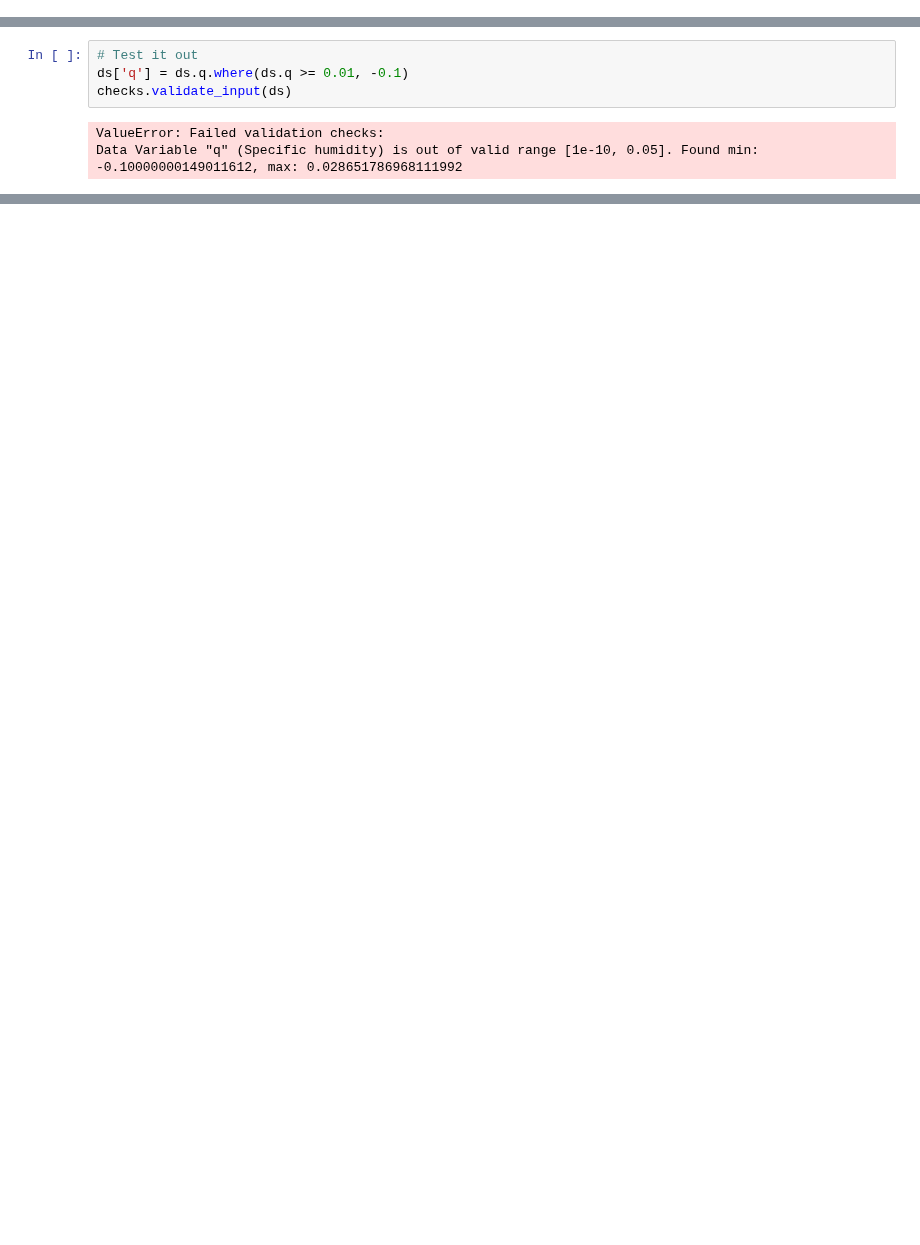
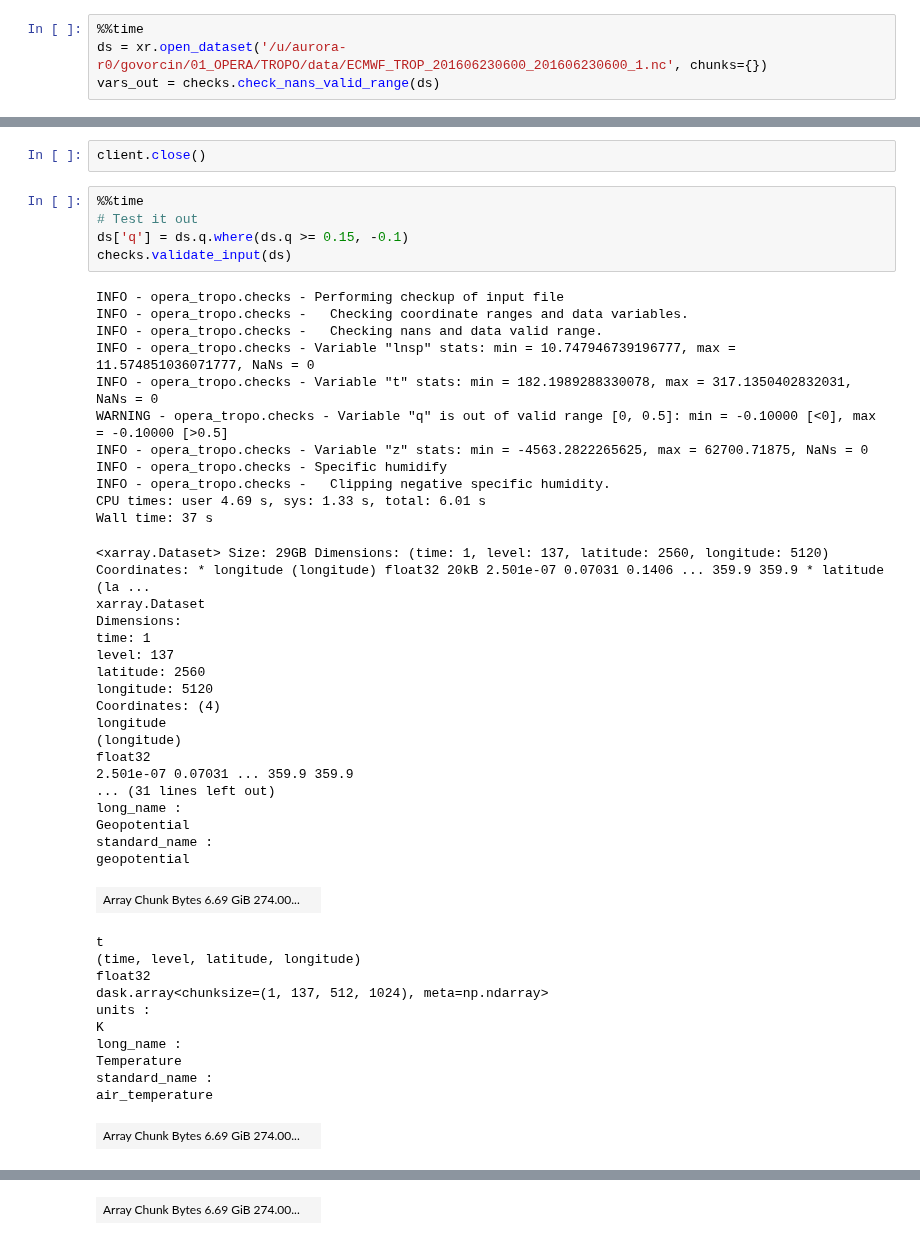
Before and after one commit to opera-adt/tropo, a Jupyter notebook: notebooks/02_Check_input.ipynb, the cells around one changed output, grey strips where cells are left out. Drawn from its saved outputs; the diff is of its cells as text; blank space fills up the shorter version.

Commit message:
Refactor input check function to make it faster, and added clipping of extreme values rather than raising error

```diff
--- a/notebooks/02_Check_input.ipynb
+++ b/notebooks/02_Check_input.ipynb
@@ -40,0 +163,4 @@ checks.validate_input(ds)
+# %%
+%%time
+ds = xr.open_dataset('/u/aurora-r0/govorcin/01_OPERA/TROPO/data/ECMWF_TROP_201606230600_201606230600_1.nc', chunks={})
+vars_out = checks.check_nans_valid_range(ds)
@@ -41,7 +174,48 @@ checks.validate_input(ds)
+# %%
+client.close()
 # %%
+%%time
 # Test it out
-ds['q'] = ds.q.where(ds.q >= 0.01, -0.1)
+ds['q'] = ds.q.where(ds.q >= 0.15, -0.1)
 checks.validate_input(ds)
 # %% [output]
-ValueError: Failed validation checks:
-Data Variable "q" (Specific humidity) is out of valid range [1e-10, 0.05]. Found min: -0.10000000149011612, max: 0.028651786968111992
+INFO - opera_tropo.checks - Performing checkup of input file
+INFO - opera_tropo.checks -   Checking coordinate ranges and data variables.
+INFO - opera_tropo.checks -   Checking nans and data valid range.
+INFO - opera_tropo.checks - Variable "lnsp" stats: min = 10.747946739196777, max = 11.574851036071777, NaNs = 0
+INFO - opera_tropo.checks - Variable "t" stats: min = 182.1989288330078, max = 317.1350402832031, NaNs = 0
+WARNING - opera_tropo.checks - Variable "q" is out of valid range [0, 0.5]: min = -0.10000 [<0], max = -0.10000 [>0.5]
+INFO - opera_tropo.checks - Variable "z" stats: min = -4563.2822265625, max = 62700.71875, NaNs = 0
+INFO - opera_tropo.checks - Specific humidify
+INFO - opera_tropo.checks -   Clipping negative specific humidity.
+CPU times: user 4.69 s, sys: 1.33 s, total: 6.01 s
+Wall time: 37 s
+<xarray.Dataset> Size: 29GB Dimensions: (time: 1, level: 137, latitude: 2560, longitude: 5120) Coordinates: * longitude (longitude) float32 20kB 2.501e-07 0.07031 0.1406 ... 359.9 359.9 * latitude (la ...
+xarray.Dataset
+Dimensions:
+time: 1
+level: 137
+latitude: 2560
+longitude: 5120
+Coordinates: (4)
+longitude
+(longitude)
+float32
+2.501e-07 0.07031 ... 359.9 359.9
+... (31 lines left out)
+long_name :
+Geopotential
+standard_name :
+geopotential
+| Array Chunk Bytes 6.69 GiB 274.00... |  |
+t
+(time, level, latitude, longitude)
+float32
+dask.array<chunksize=(1, 137, 512, 1024), meta=np.ndarray>
+units :
+K
+long_name :
+Temperature
+standard_name :
+air_temperature
+| Array Chunk Bytes 6.69 GiB 274.00... |  |
@@ -47,0 +232 @@ Data Variable "q" (Specific humidity) is out of valid range [1e-10, 0.05]. Found
+| Array Chunk Bytes 6.69 GiB 274.00... |  |
```
Also changed, not shown: parts of 10 cells of this notebook, 6 other files.
